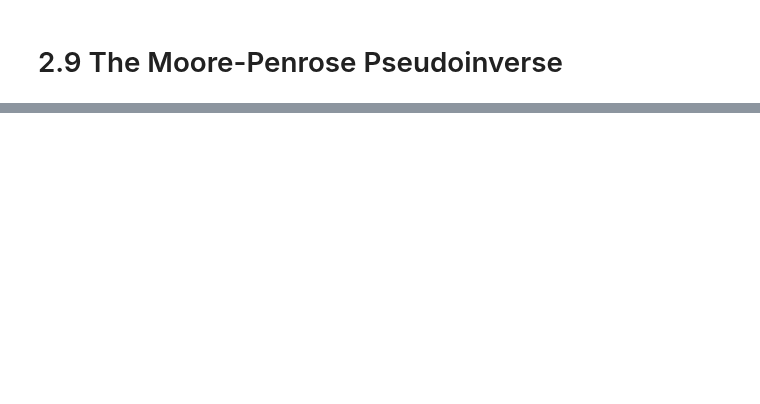
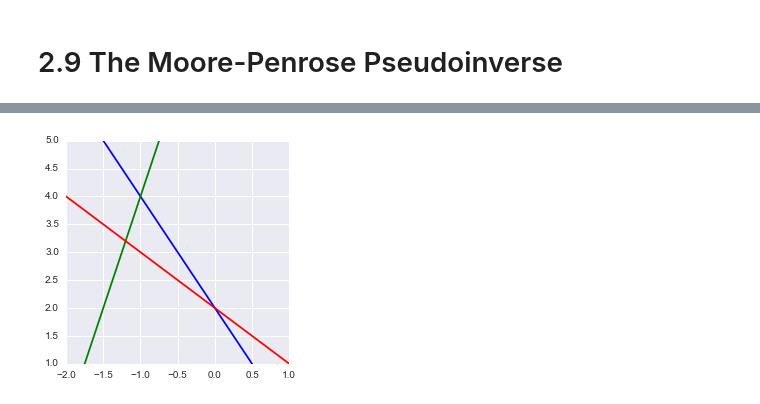
Before and after one commit to hadrienj/deepLearningBook-Notes, a Jupyter notebook: 2.9 The Moore-Penrose Pseudoinverse/2.9 The Moore-Penrose Pseudoinverse.ipynb, the cells around one changed output, grey strips where cells are left out. Saved outputs shown, nothing was run; the diff lists cells and outputs as text; code cells hidden in the pictures; blank space fills up the shorter version.

Commit message:
add images and chapters

```diff
--- a/2.9 The Moore-Penrose Pseudoinverse/2.9 The Moore-Penrose Pseudoinverse.ipynb
+++ b/2.9 The Moore-Penrose Pseudoinverse/2.9 The Moore-Penrose Pseudoinverse.ipynb
@@ -4,7 +4,0 @@ import matplotlib.pyplot as plt
-# %%
-# Plot parameters
-plt.style.use('ggplot')
-plt.rcParams['axes.facecolor']='w'
-
-%pylab inline
-pylab.rcParams['figure.figsize'] = (3, 3)
@@ -12,0 +5,12 @@ Populating the interactive namespace from numpy and matplotlib
+# %%
+# Plot parameters
+sns.set()
+# Seven hls color palette
+current_palette_7 = sns.color_palette("hls", 7)
+sns.set_palette(current_palette_7)
+
+%pylab inline
+pylab.rcParams['figure.figsize'] = (4, 4)
+plt.rcParams['xtick.major.size'] = 0
+plt.rcParams['ytick.major.size'] = 0
+# rcParams.keys()
@@ -26,0 +141,14 @@ https://www.quora.com/What-is-the-intuition-behind-pseudo-inverse-of-a-matrix
+# %%
+x1 = np.linspace(-5, 5, 1000)
+x2_1 = -2*x1 + 2
+x2_2 = 4*x1 + 8
+x2_3 = -1*x1 + 2
+
+plt.plot(x1, x2_1, 'b')
+plt.plot(x1, x2_2, 'g')
+plt.plot(x1, x2_3, 'r')
+plt.xlim(-2., 1)
+plt.ylim(1, 5)
+plt.show()
+# %% [output]
+[figure, added]
```
Also changed, not shown: parts of 43 cells of this notebook, 21 other files.
